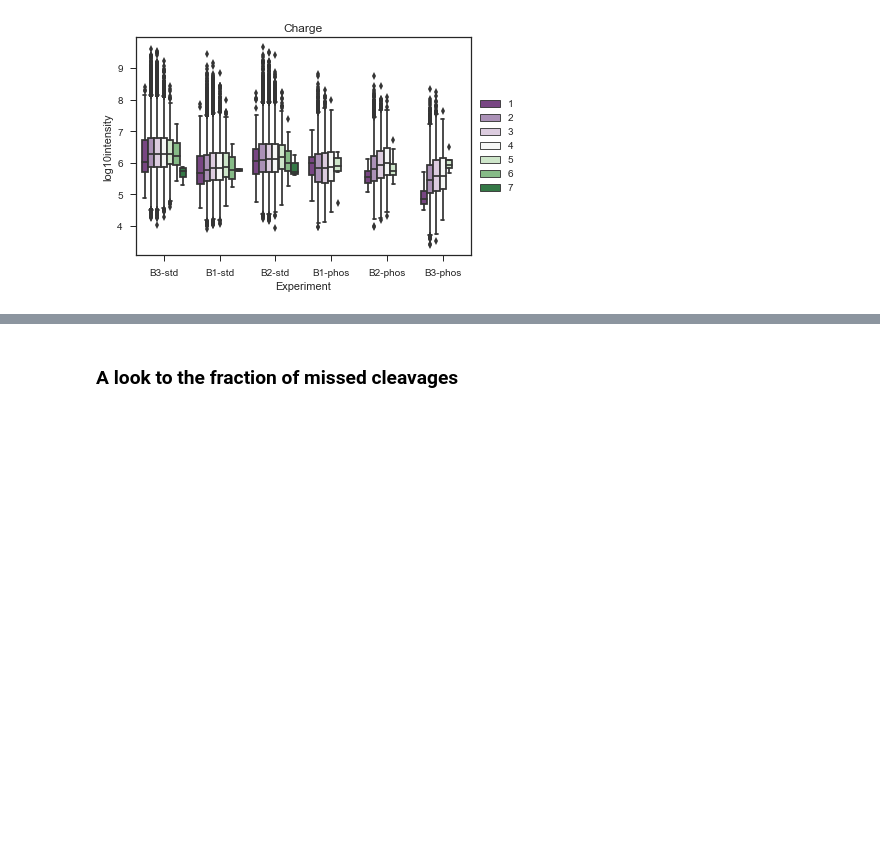
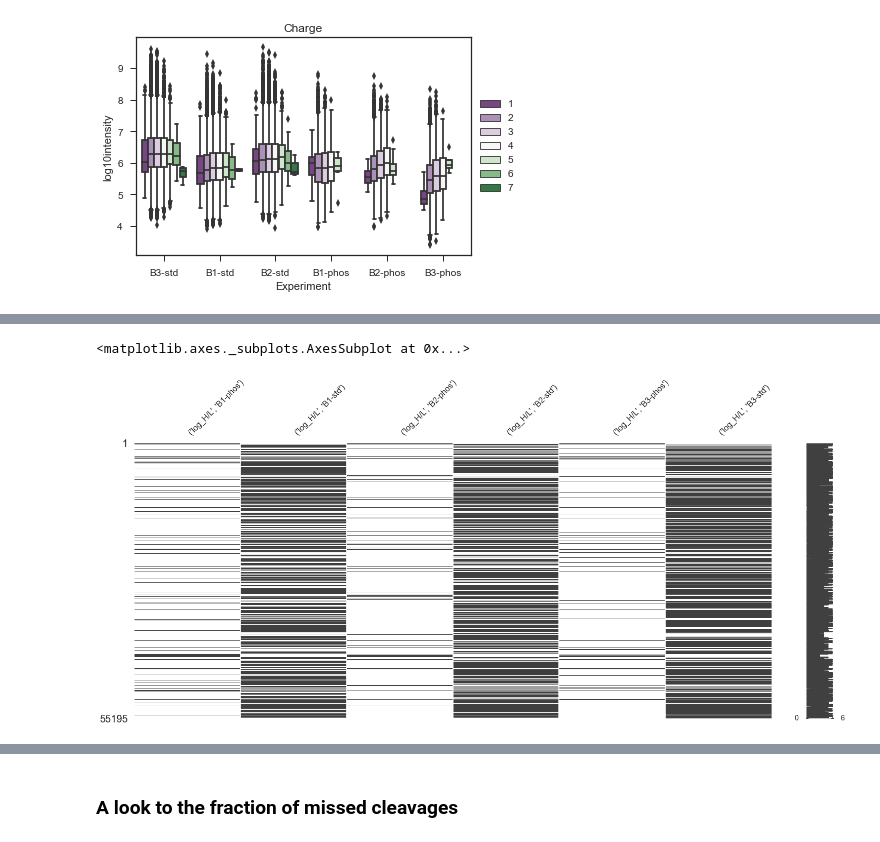
Before and after one commit to mtinti/arno_dro_embryo, a Jupyter notebook: analysis.ipynb, the cells around one changed output, grey strips where cells are left out. Saved outputs shown, nothing was run; the diff lists cells and outputs as text; code cells hidden in the pictures; blank space fills up the shorter version.

```diff
--- a/analysis.ipynb
+++ b/analysis.ipynb
@@ -82,0 +121,16 @@ make_plot(df=df, x="Experiment", y="log10intensity", hue="Charge")
+# %%
+#an overview of the missing values in each experiment
+selection = df[['Modified sequence',
+                "Experiment",
+                'Intensity L',
+                'Intensity H']].groupby(['Modified sequence',"Experiment"]).median()
+selection['log_H/L']=np.log10(selection['Intensity H']/selection['Intensity L'])
+selection.head()
+del selection['Intensity H']
+del selection['Intensity L']
+temp = selection.unstack(level=1)
+temp.head()
+msno.matrix(temp)
+# %% [output]
+<matplotlib.axes._subplots.AxesSubplot at 0x...>
+[figure, added]
```
Also changed, not shown: parts of 36 cells of this notebook, 1 other file.
